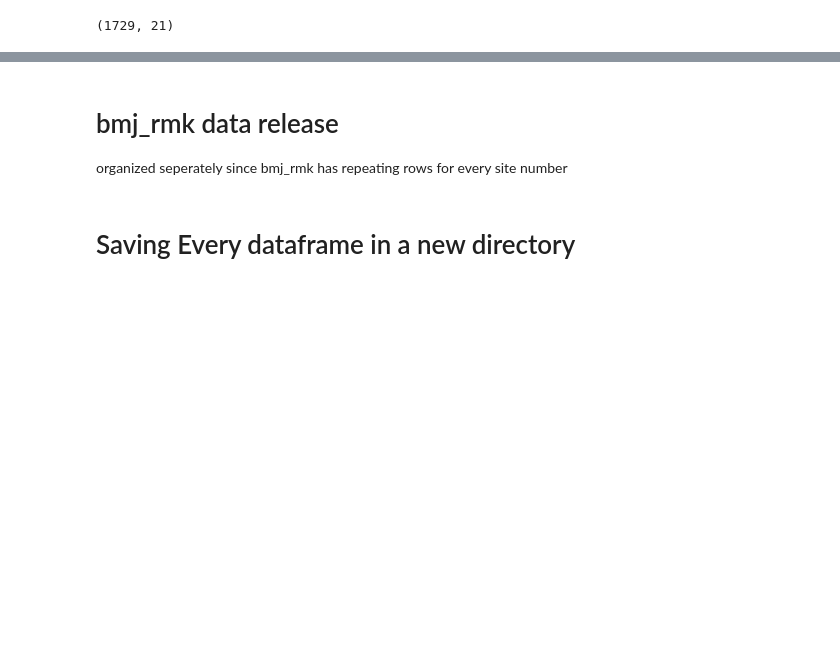
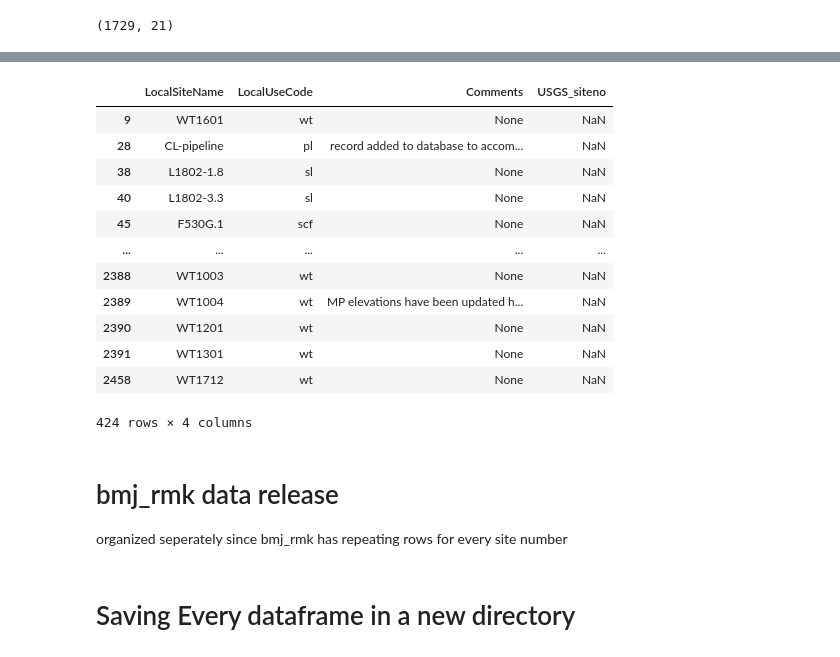
Before and after one commit to BojanMilinic/bemidji, a Jupyter notebook: 02_data_convergence_automate.ipynb, the cells around one changed output, grey strips where cells are left out. Saved outputs shown, nothing was run; the diff lists cells and outputs as text; code cells hidden in the pictures; blank space fills up the shorter version.

```diff
--- a/02_data_convergence_automate.ipynb
+++ b/02_data_convergence_automate.ipynb
@@ -303,0 +388,20 @@ tblOE2 = tblOE2.astype(str).mask(null_cells, np.NaN)
+# %%
+#test
+#display(test_sample.drop_duplicates(subset='LocalSiteName').dropna(axis=0, subset=['LocalUseCode']).sample(10))
+test_sample2 = test_sample.drop_duplicates(subset='LocalSiteName')
+test_sample2 = test_sample2[test_sample2['LocalUseCode'].notnull() | test_sample2['Comments'].notnull()]
+test_sample2
+# %% [output]
+|  | LocalSiteName | LocalUseCode | Comments | USGS_siteno |
+| 9 | WT1601 | wt | None | NaN |
+| 28 | CL-pipeline | pl | record added to database to accom... | NaN |
+| 38 | L1802-1.8 | sl | None | NaN |
+| 40 | L1802-3.3 | sl | None | NaN |
+| 45 | F530G.1 | scf | None | NaN |
+| ... | ... | ... | ... | ... |
+| 2388 | WT1003 | wt | None | NaN |
+| 2389 | WT1004 | wt | MP elevations have been updated h... | NaN |
+| 2390 | WT1201 | wt | None | NaN |
+| 2391 | WT1301 | wt | None | NaN |
+| 2458 | WT1712 | wt | None | NaN |
+424 rows × 4 columns
```
Also changed, not shown: parts of 11 cells of this notebook, 1 other file.
